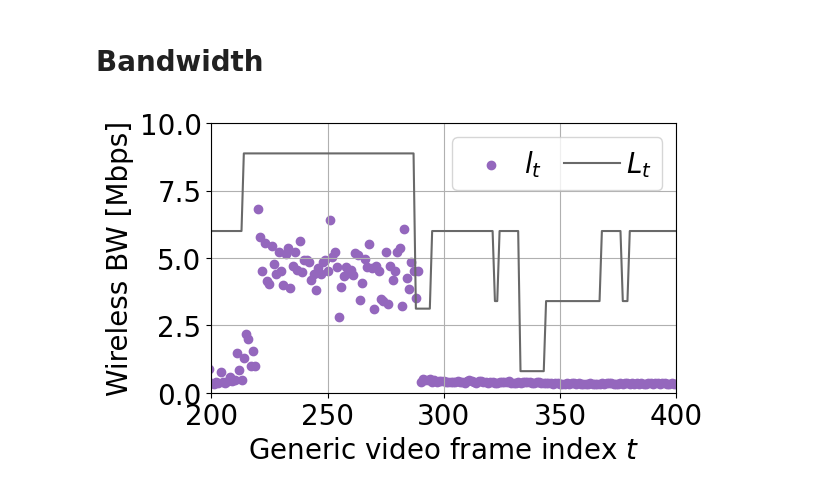
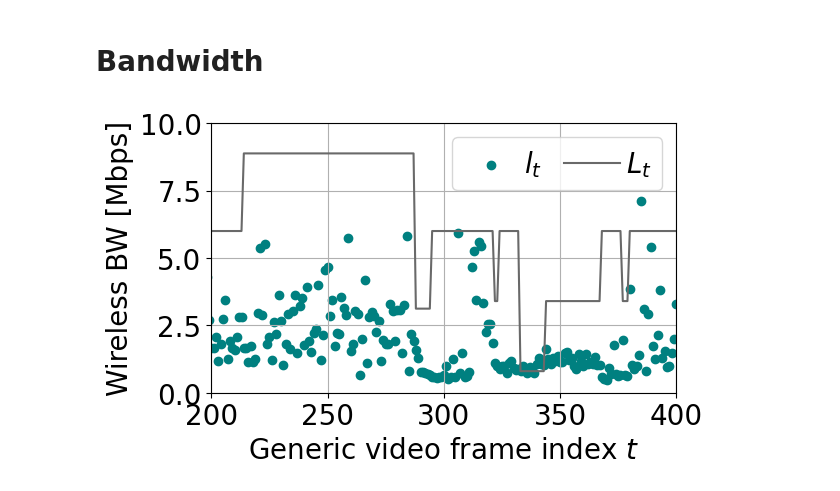
Before and after one commit to Rexyyj/split_DNN_framework, a Jupyter notebook: dynamic_framework_v2/plots/map_drop_journal_v4_large.ipynb, the cells around one changed output. Drawn from its saved outputs; the diff is of its cells as text; code cells hidden in the pictures.

```diff
--- a/dynamic_framework_v2/plots/map_drop_journal_v4_large.ipynb
+++ b/dynamic_framework_v2/plots/map_drop_journal_v4_large.ipynb
@@ -8,19 +8,19 @@ plt.rcParams.update({"text.usetex": False,
                      "pdf.fonttype": 42,
                      "ps.fonttype": 42})
 # %%
-local_df = pd.read_csv("../measurements/local_long/map.csv")
-map_df = pd.read_csv("../measurements/real_bw_test/map.csv")
-cha_df = pd.read_csv("../measurements/real_bw_test/characteristic.csv")
-mag_df = pd.read_csv("../measurements/real_bw_test/manager.csv")
+local_df = pd.read_csv("../measurements_large/local_test/map.csv")
+map_df = pd.read_csv("../measurements_large/test_mtlhq_5_500/map.csv")
+cha_df = pd.read_csv("../measurements_large/test_mtlhq_5_500/characteristic.csv")
+mag_df = pd.read_csv("../measurements_large/test_mtlhq_5_500/manager.csv")
 
-jpeg_map_df = pd.read_csv("../measurements/real_bw_test_15fps/map.csv")
-jpeg_cha_df = pd.read_csv("../measurements/real_bw_test_15fps/characteristic.csv")
-jpeg_mag_df = pd.read_csv("../measurements/real_bw_test_15fps/manager.csv")
+map_df2 = pd.read_csv("../measurements/real_bw_test_15fps/map.csv")
+# jpeg_cha_df = pd.read_csv("../measurements_large/real_bw_test_15fps/characteristic.csv")
+# jpeg_mag_df = pd.read_csv("../measurements_large/real_bw_test_15fps/manager.csv")
 
-no_map_df = pd.read_csv("../measurements/real_bw_no_jpeg/map.csv")
-no_cha_df = pd.read_csv("../measurements/real_bw_no_jpeg/characteristic.csv")
-no_mag_df = pd.read_csv("../measurements/real_bw_no_jpeg/manager.csv")
-# time_df = pd.read_csv("../measurements/real_bw_test/time.csv")
-# static_map_df = pd.read_csv("../measurements/jpeg_no_change/map.csv")
-# static_cha_df = pd.read_csv("../measurements/jpeg_no_change/characteristic.csv")
+# no_map_df = pd.read_csv("../measurements_large/real_bw_no_jpeg/map.csv")
+# no_cha_df = pd.read_csv("../measurements_large/real_bw_no_jpeg/characteristic.csv")
+# no_mag_df = pd.read_csv("../measurements_large/real_bw_no_jpeg/manager.csv")
+# time_df = pd.read_csv("../measurements_large/real_bw_test/time.csv")
+# static_map_df = pd.read_csv("../measurements_large/jpeg_no_change/map.csv")
+# static_cha_df = pd.read_csv("../measurements_large/jpeg_no_change/characteristic.csv")
 # %%
@@ -315,28 +146,28 @@ mag_df.head()
 # Bandwidth
 # %%
 fig, ax1 = plt.subplots(figsize=(6, 3.5))
-ax1.scatter(cha_df["frame_id"].to_numpy(),jpeg_cha_df["consumed_bw"]/1e6,color="tab:purple",label="$l_t$")
+ax1.scatter(cha_df["frame_id"].to_numpy(),cha_df["consumed_bw"]/1e6-1,color="teal",label="$l_t$")
 # ax1.scatter(cha_df["frame_id"].to_numpy(),cha_df["consumed_bw"]/1e6,color="tab:cyan",label="Scen-2")
 # ax1.scatter(cha_df["frame_id"].to_numpy(),no_cha_df["consumed_bw"]/1e6,color="tab:olive",label="Scen-3")
 ax1.plot(cha_df["frame_id"].to_numpy(),cha_df["bandwidth"]/1e6, color='dimgray', label="$L_t$")
 
 # ax2 = ax1.twinx()
 # color = 'dimgray'
 # ax2.set_ylabel('Avail. BW $L_t$ [Mbps]', color=color)  # we already handled the x-label with ax1
 # ax2.plot(cha_df["frame_id"].to_numpy(),cha_df["bandwidth"]/1e6, color=color)
 # ax2.tick_params(axis='y', labelcolor=color)
 
 ax1.set_xlim([200,400])
 ax1.set_ylim([0,10])
 # ax2.set_ylim([0,10])
 # ax1.legend(ncol=3,loc='lower center', bbox_to_anchor=(0.5, -0.35),fontsize=16)
 ax1.grid()
 ax1.set_xlabel("Generic video frame index $t$")
 ax1.set_ylabel("Wireless BW [Mbps]")
 ax1.legend(ncol=2, loc="upper right",fontsize=20,columnspacing=0.8,handletextpad=0.2)
 
 
 # plt.autoscale(axis="x",tight=True)
-plt.savefig("../figures/bandwidth_scen1.pdf", bbox_inches='tight')
+plt.savefig("../figures/bandwidth_scen4.pdf", bbox_inches='tight')
 # %% [output]
-[figure, old version]
+[figure, new version]
```
Also changed, not shown: parts of 21 cells of this notebook, 2 other files.
